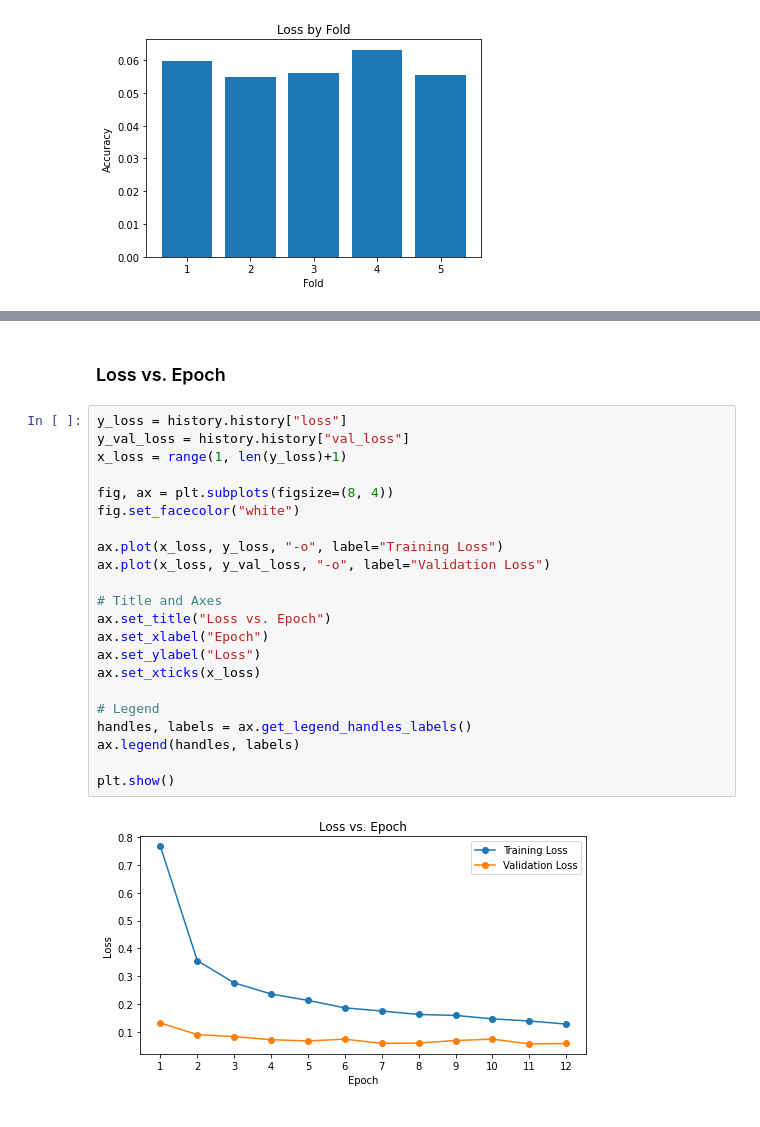
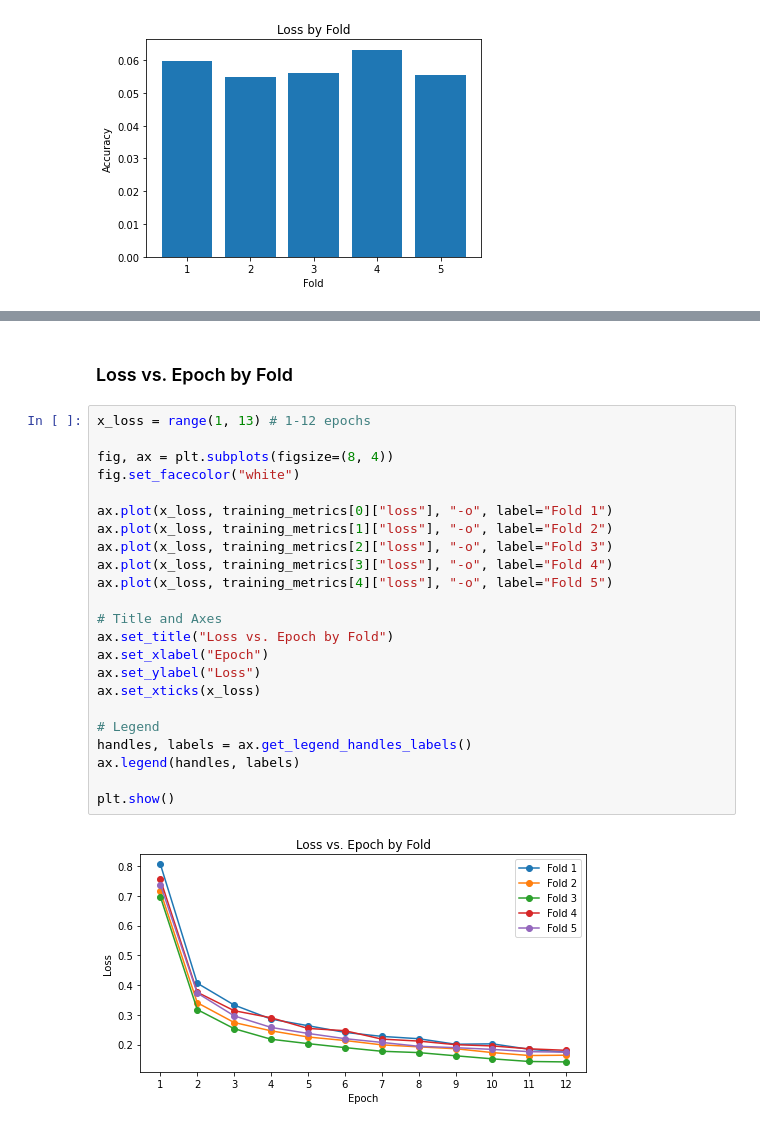
Before and after one commit to TheoryBreeze/cnn-overfitting-research, a Jupyter notebook: 5x5/5x5_kernel.ipynb, the cells around one changed output, grey strips where cells are left out. Drawn from its saved outputs; the diff is of its cells as text.

Commit message:
Epoch Metrics by Fold Added

```diff
--- a/5x5/5x5_kernel.ipynb
+++ b/5x5/5x5_kernel.ipynb
@@ -202,26 +205,27 @@ plt.show()
 # %% [markdown]
-### Loss vs. Epoch
+### Loss vs. Epoch by Fold
 # %%
-y_loss = history.history["loss"]
-y_val_loss = history.history["val_loss"]
-x_loss = range(1, len(y_loss)+1)
+x_loss = range(1, 13) # 1-12 epochs
 
 fig, ax = plt.subplots(figsize=(8, 4))
 fig.set_facecolor("white")
 
-ax.plot(x_loss, y_loss, "-o", label="Training Loss")
-ax.plot(x_loss, y_val_loss, "-o", label="Validation Loss")
+ax.plot(x_loss, training_metrics[0]["loss"], "-o", label="Fold 1")
+ax.plot(x_loss, training_metrics[1]["loss"], "-o", label="Fold 2")
+ax.plot(x_loss, training_metrics[2]["loss"], "-o", label="Fold 3")
+ax.plot(x_loss, training_metrics[3]["loss"], "-o", label="Fold 4")
+ax.plot(x_loss, training_metrics[4]["loss"], "-o", label="Fold 5")
 
 # Title and Axes
-ax.set_title("Loss vs. Epoch")
+ax.set_title("Loss vs. Epoch by Fold")
 ax.set_xlabel("Epoch")
 ax.set_ylabel("Loss")
 ax.set_xticks(x_loss)
 
 # Legend
 handles, labels = ax.get_legend_handles_labels()
 ax.legend(handles, labels)
 
 plt.show()
 # %% [output]
-[figure, old version]
+[figure, new version]
```
Also changed, not shown: parts of 3 cells of this notebook.
